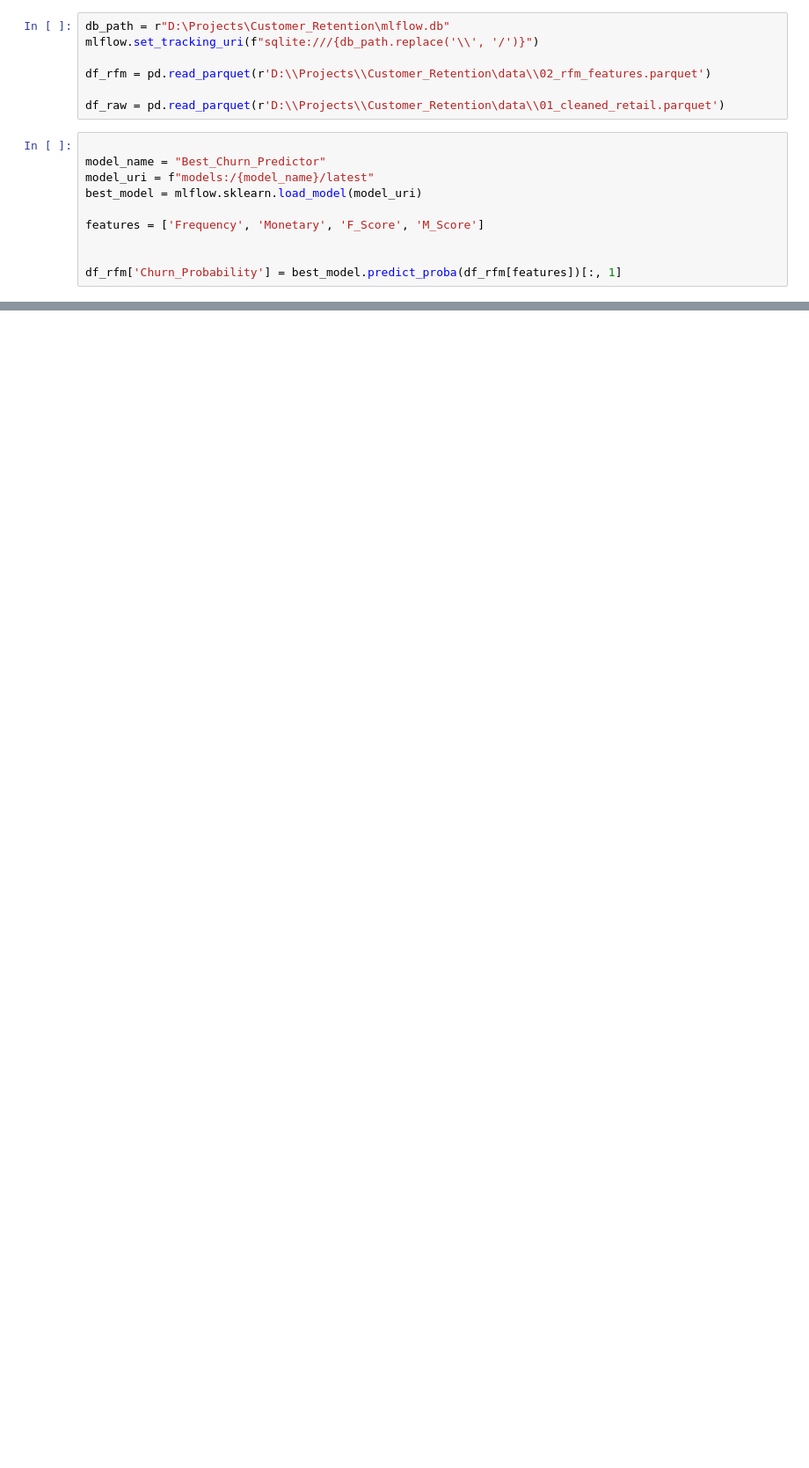
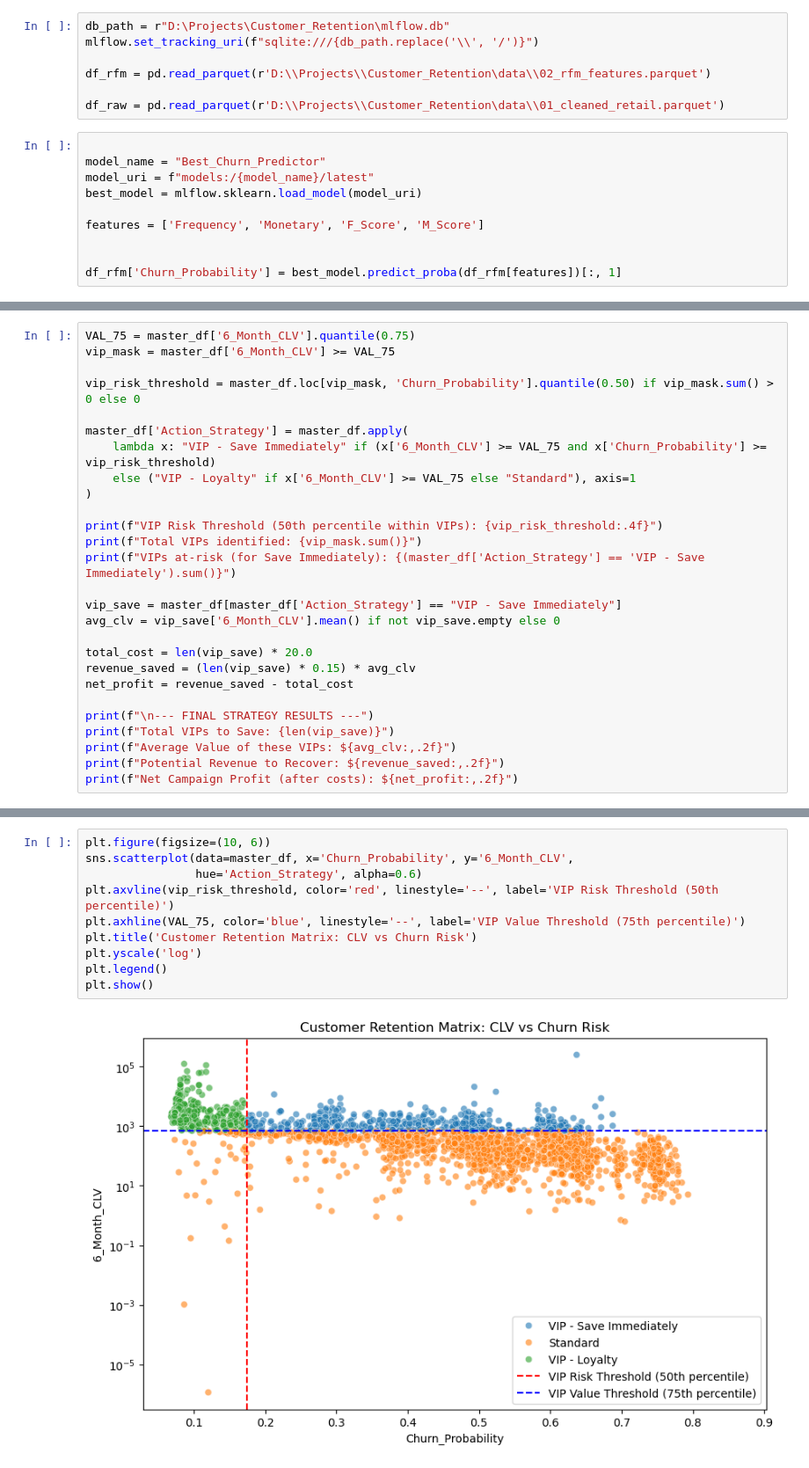
Before and after one commit to VRP-github/Customer_Retention, a Jupyter notebook: notebooks/04_business_strategy.ipynb, the cells around one changed output, grey strips where cells are left out. Shown at 88% size. Drawn from its saved outputs; the diff is of its cells as text; blank space fills up the shorter version.

```diff
--- a/notebooks/04_business_strategy.ipynb
+++ b/notebooks/04_business_strategy.ipynb
@@ -44,0 +97,27 @@ master_df[['Customer ID', 'Segment_Label', 'Churn_Probability', '6_Month_CLV']].
+# %%
+VAL_75 = master_df['6_Month_CLV'].quantile(0.75)
+vip_mask = master_df['6_Month_CLV'] >= VAL_75
+
+vip_risk_threshold = master_df.loc[vip_mask, 'Churn_Probability'].quantile(0.50) if vip_mask.sum() > 0 else 0
+
+master_df['Action_Strategy'] = master_df.apply(
+    lambda x: "VIP - Save Immediately" if (x['6_Month_CLV'] >= VAL_75 and x['Churn_Probability'] >= vip_risk_threshold)
+    else ("VIP - Loyalty" if x['6_Month_CLV'] >= VAL_75 else "Standard"), axis=1
+)
+
+print(f"VIP Risk Threshold (50th percentile within VIPs): {vip_risk_threshold:.4f}")
+print(f"Total VIPs identified: {vip_mask.sum()}")
+print(f"VIPs at-risk (for Save Immediately): {(master_df['Action_Strategy'] == 'VIP - Save Immediately').sum()}")
+
+vip_save = master_df[master_df['Action_Strategy'] == "VIP - Save Immediately"]
+avg_clv = vip_save['6_Month_CLV'].mean() if not vip_save.empty else 0
+
+total_cost = len(vip_save) * 20.0
+revenue_saved = (len(vip_save) * 0.15) * avg_clv
+net_profit = revenue_saved - total_cost
+
+print(f"\n--- FINAL STRATEGY RESULTS ---")
+print(f"Total VIPs to Save: {len(vip_save)}")
+print(f"Average Value of these VIPs: ${avg_clv:,.2f}")
+print(f"Potential Revenue to Recover: ${revenue_saved:,.2f}")
+print(f"Net Campaign Profit (after costs): ${net_profit:,.2f}")
@@ -44,0 +134,12 @@ master_df[['Customer ID', 'Segment_Label', 'Churn_Probability', '6_Month_CLV']].
+# %%
+plt.figure(figsize=(10, 6))
+sns.scatterplot(data=master_df, x='Churn_Probability', y='6_Month_CLV',
+                hue='Action_Strategy', alpha=0.6)
+plt.axvline(vip_risk_threshold, color='red', linestyle='--', label='VIP Risk Threshold (50th percentile)')
+plt.axhline(VAL_75, color='blue', linestyle='--', label='VIP Value Threshold (75th percentile)')
+plt.title('Customer Retention Matrix: CLV vs Churn Risk')
+plt.yscale('log')
+plt.legend()
+plt.show()
+# %% [output]
+[figure, added]
```
Also changed, not shown: parts of 7 cells of this notebook, 1 other file.
